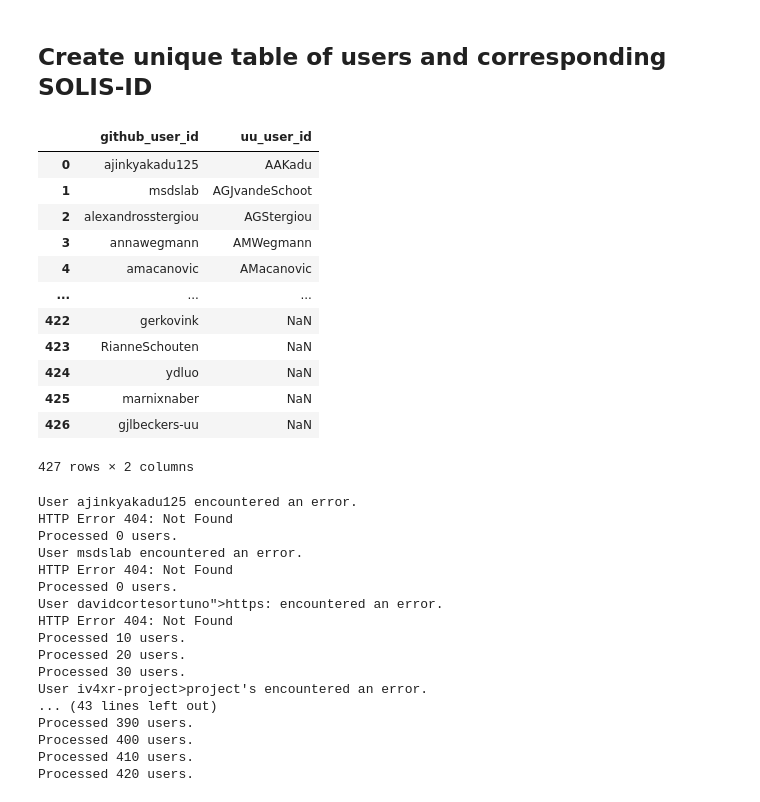
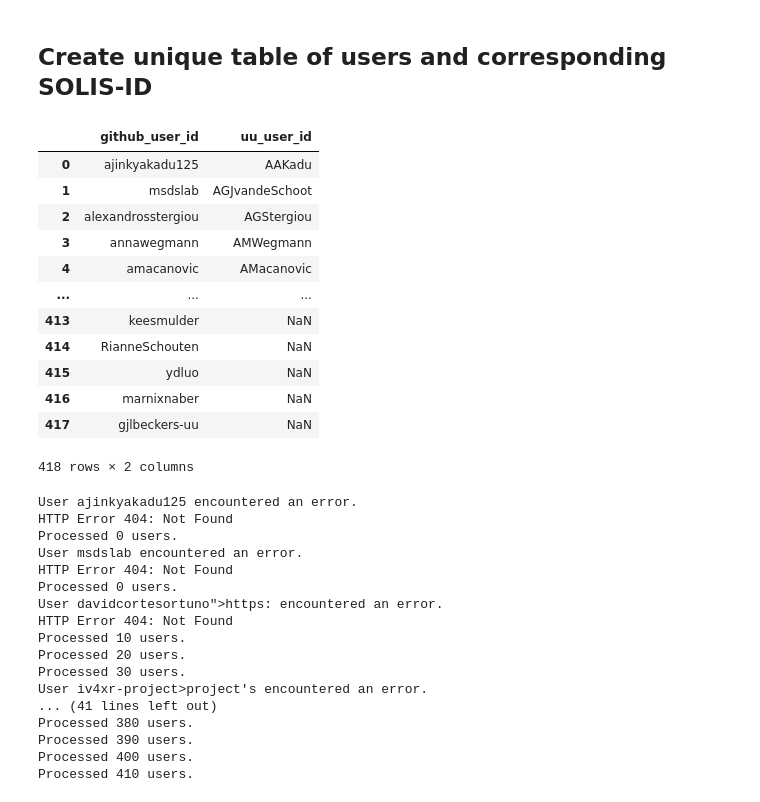
Before and after one commit to UtrechtUniversity/SWORDS-UU, a Jupyter notebook: repository_collection/merge_github_user_profiles.ipynb, the cells around one changed output. Drawn from its saved outputs; the diff is of its cells as text; code cells hidden in the pictures.

Commit message:
fix - remove duplicates properly

```diff
--- a/repository_collection/merge_github_user_profiles.ipynb
+++ b/repository_collection/merge_github_user_profiles.ipynb
@@ -65,22 +65,22 @@ Name: github_user_id, Length: 418, dtype: int64
 # %% [markdown]
 ## Create unique table of users and corresponding SOLIS-ID
 # %%
-df_users = df_github_names_long[["github_user_id", "uu_user_id"]].sort_values("uu_user_id").drop_duplicates().reset_index(drop=True)
+df_users = df_github_names_long[["github_user_id", "uu_user_id"]].sort_values("uu_user_id").drop_duplicates("github_user_id").reset_index(drop=True)
 df_users
 # %% [output]
 |  | github_user_id | uu_user_id |
 | 0 | ajinkyakadu125 | AAKadu |
 | 1 | msdslab | AGJvandeSchoot |
 | 2 | alexandrosstergiou | AGStergiou |
 | 3 | annawegmann | AMWegmann |
 | 4 | amacanovic | AMacanovic |
 | ... | ... | ... |
-| 422 | gerkovink | NaN |
-| 423 | RianneSchouten | NaN |
-| 424 | ydluo | NaN |
-| 425 | marnixnaber | NaN |
-| 426 | gjlbeckers-uu | NaN |
+| 413 | keesmulder | NaN |
+| 414 | RianneSchouten | NaN |
+| 415 | ydluo | NaN |
+| 416 | marnixnaber | NaN |
+| 417 | gjlbeckers-uu | NaN |
-427 rows × 2 columns
+418 rows × 2 columns
 # %%
 from ghapi.all import GhApi, pages
 import os
@@ -120,11 +120,11 @@ Processed 10 users.
 Processed 20 users.
 Processed 30 users.
 User iv4xr-project>project's encountered an error.
-... (43 lines left out)
+... (41 lines left out)
+Processed 380 users.
 Processed 390 users.
 Processed 400 users.
 Processed 410 users.
-Processed 420 users.
 # %%
 df_github_user_api = pd.DataFrame(results_github_user_api)
 df_github_user_api
```
Also changed, not shown: parts of 2 cells of this notebook, 1 other file.
